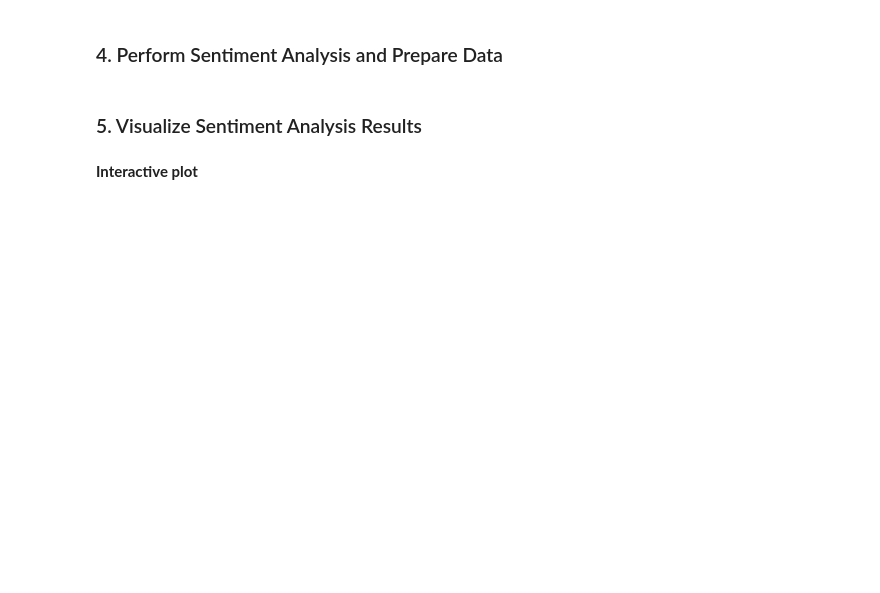
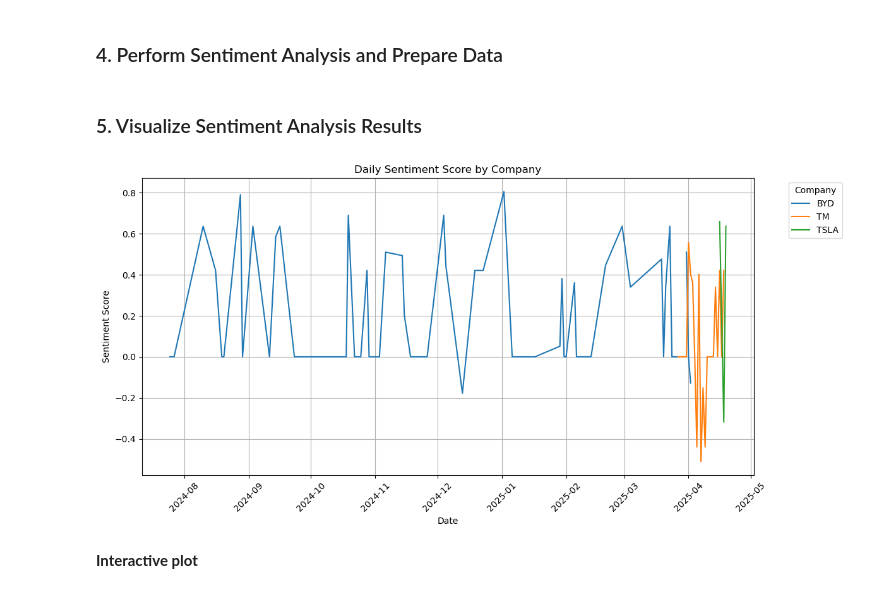
Before and after one commit to hisaylama/Sentiment_Analysis_Tesla_Toyota_vs_BYD, a Jupyter notebook: tutorial_play.ipynb, the cells around one changed output. Cells and saved outputs as stored; diff of their text form; code cells hidden in the pictures; blank space fills up the shorter version.

```diff
--- a/tutorial_play.ipynb
+++ b/tutorial_play.ipynb
@@ -122,13 +125,23 @@ import plotly.express as px
 mean_df = numeric_df.groupby(['ticker', 'date']).mean().reset_index()
 pivot_df = mean_df.pivot(index='date', columns='ticker', values='compound')
 # %%
-# plt.figure(figsize=(10, 6))
-# sns.heatmap(pivot_df.T, annot=True, fmt=".2f", cmap="coolwarm", linewidths=0.5)
-# plt.title("Heatmap: Average Daily Sentiment Score")
-# plt.xlabel("Date")
-# plt.ylabel("Ticker")
-# plt.tight_layout()
-# plt.show()
+#Display the lineplot
+plt.figure(figsize=(12, 6))
+# Loop through each ticker (column in pivot_df) and plot
+for ticker in pivot_df.columns:
+    plt.plot(pivot_df.index, pivot_df[ticker], label=ticker)
+
+# Customize plot
+plt.title("Daily Sentiment Score by Company")
+plt.xlabel("Date")
+plt.ylabel("Sentiment Score")
+plt.xticks(rotation=45)
+plt.legend(title="Company", bbox_to_anchor=(1.05, 1), loc='upper left')
+plt.grid(True)
+plt.tight_layout()
+plt.show()
+# %% [output]
+[figure, added]
 # %% [markdown]
 **Interactive plot**
 # %%
```
Also changed, not shown: parts of 4 cells of this notebook.
